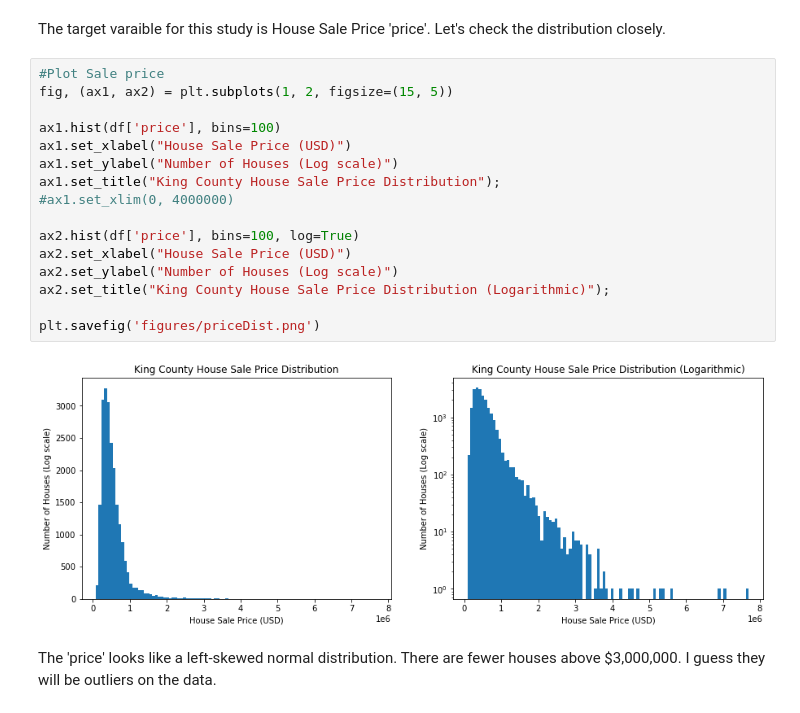
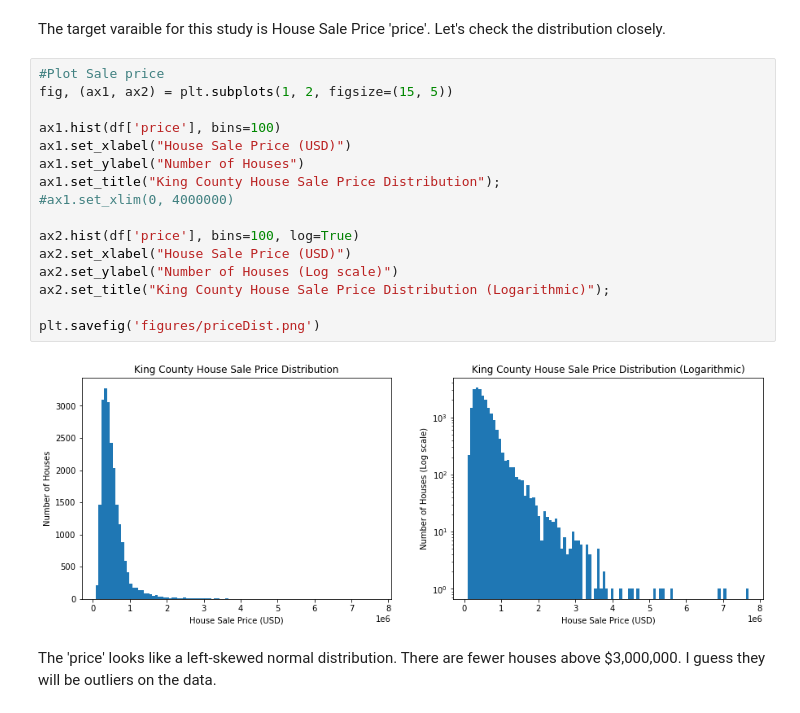
Before and after one commit to kamileyagci/dsc-phase-2-project, a Jupyter notebook: student.ipynb, the cells around one changed output. Cells and saved outputs as stored; diff of their text form.

```diff
--- a/student.ipynb
+++ b/student.ipynb
@@ -105,21 +105,21 @@ The target varaible for this study is House Sale Price 'price'. Let's check the
 # %%
 #Plot Sale price
 fig, (ax1, ax2) = plt.subplots(1, 2, figsize=(15, 5))
 
 ax1.hist(df['price'], bins=100)
 ax1.set_xlabel("House Sale Price (USD)")
-ax1.set_ylabel("Number of Houses (Log scale)")
+ax1.set_ylabel("Number of Houses")
 ax1.set_title("King County House Sale Price Distribution");
 #ax1.set_xlim(0, 4000000)
 
 ax2.hist(df['price'], bins=100, log=True)
 ax2.set_xlabel("House Sale Price (USD)")
 ax2.set_ylabel("Number of Houses (Log scale)")
 ax2.set_title("King County House Sale Price Distribution (Logarithmic)");
 
 plt.savefig('figures/priceDist.png')
 # %% [output]
-[figure, old version]
+[figure, new version]
 # %% [markdown]
 The 'price' looks like a left-skewed normal distribution. There are fewer houses above $3,000,000. I guess they will be outliers on the data.
 # %% [markdown]
```
Also changed, not shown: parts of 7 cells of this notebook, 5 other files.
